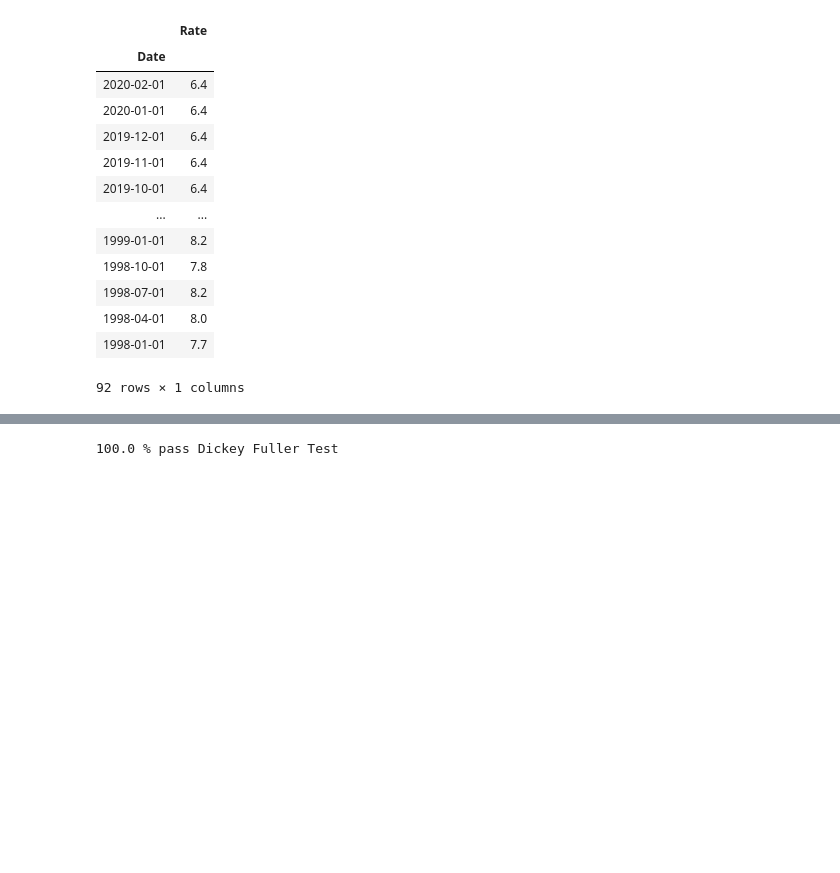
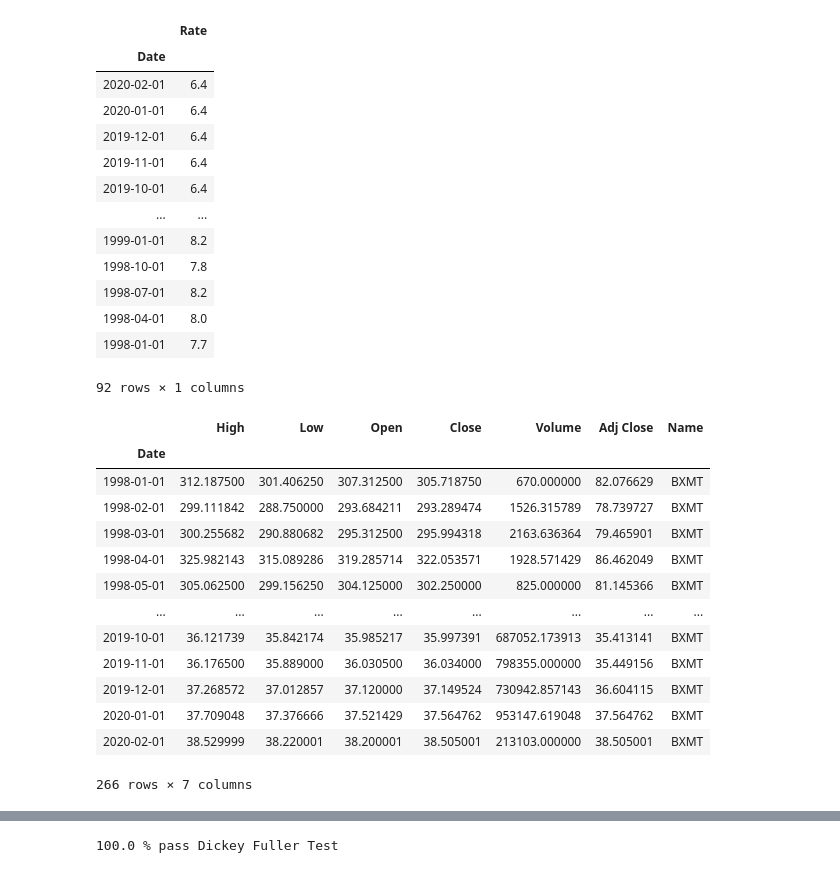
Before and after one commit to andrewcole33/reit_time_series_analysis, a Jupyter notebook: TS_reits.ipynb, the cells around one changed output, grey strips where cells are left out. Drawn from its saved outputs; the diff is of its cells as text; code cells hidden in the pictures; blank space fills up the shorter version.

```diff
--- a/TS_reits.ipynb
+++ b/TS_reits.ipynb
@@ -148 +148,18 @@ WY['Name'] = 'WY'
+# %%
+BXMT
+# %% [output]
+|  | High | Low | Open | Close | Volume | Adj Close | Name |
+| Date |  |  |  |  |  |  |  |
+| 1998-01-01 | 312.187500 | 301.406250 | 307.312500 | 305.718750 | 670.000000 | 82.076629 | BXMT |
+| 1998-02-01 | 299.111842 | 288.750000 | 293.684211 | 293.289474 | 1526.315789 | 78.739727 | BXMT |
+| 1998-03-01 | 300.255682 | 290.880682 | 295.312500 | 295.994318 | 2163.636364 | 79.465901 | BXMT |
+| 1998-04-01 | 325.982143 | 315.089286 | 319.285714 | 322.053571 | 1928.571429 | 86.462049 | BXMT |
+| 1998-05-01 | 305.062500 | 299.156250 | 304.125000 | 302.250000 | 825.000000 | 81.145366 | BXMT |
+| ... | ... | ... | ... | ... | ... | ... | ... |
+| 2019-10-01 | 36.121739 | 35.842174 | 35.985217 | 35.997391 | 687052.173913 | 35.413141 | BXMT |
+| 2019-11-01 | 36.176500 | 35.889000 | 36.030500 | 36.034000 | 798355.000000 | 35.449156 | BXMT |
+| 2019-12-01 | 37.268572 | 37.012857 | 37.120000 | 37.149524 | 730942.857143 | 36.604115 | BXMT |
+| 2020-01-01 | 37.709048 | 37.376666 | 37.521429 | 37.564762 | 953147.619048 | 37.564762 | BXMT |
+| 2020-02-01 | 38.529999 | 38.220001 | 38.200001 | 38.505001 | 213103.000000 | 38.505001 | BXMT |
+266 rows × 7 columns
 # %%
```
Also changed, not shown: parts of 17 cells of this notebook, 3 other files.
